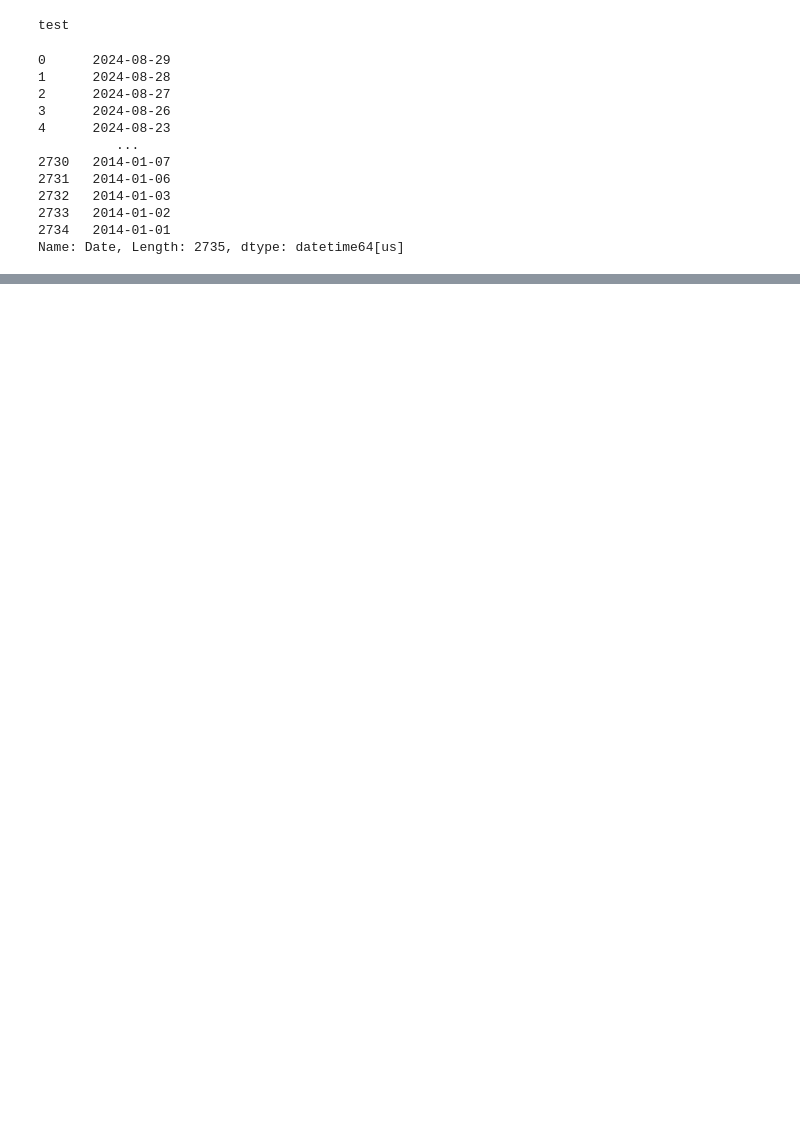
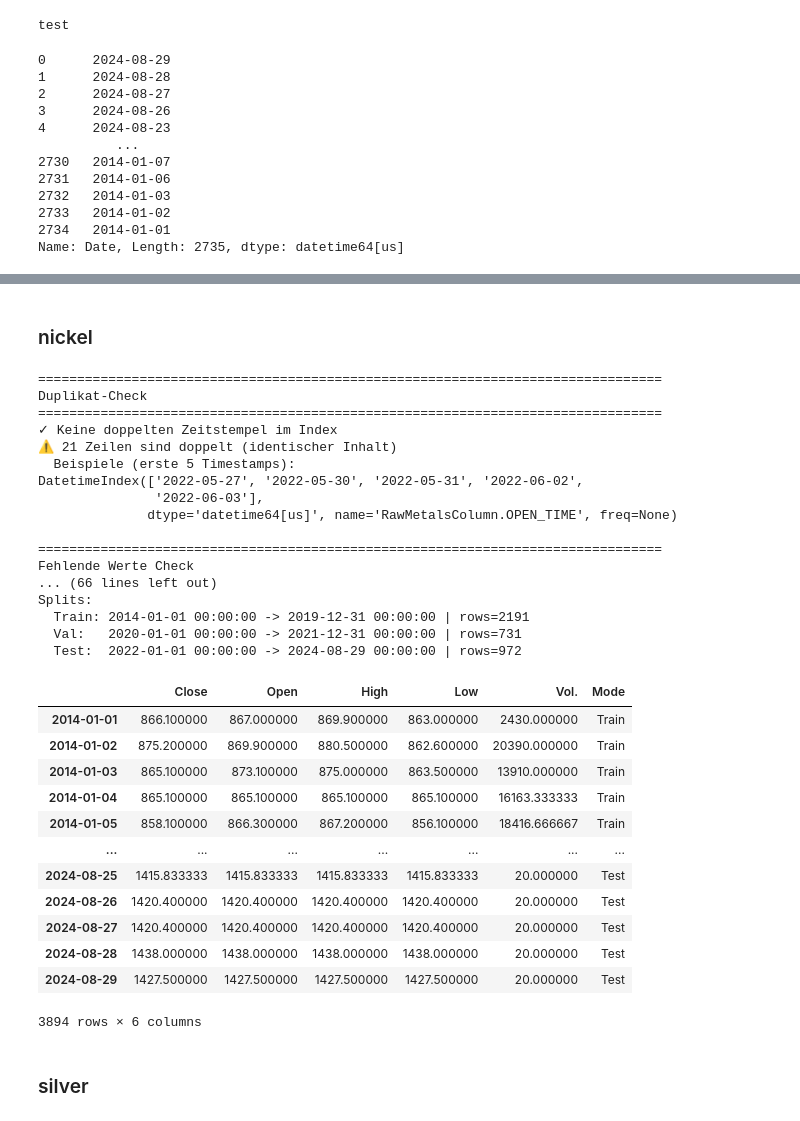
Before and after one commit to maxistrauss/aluminium-price-forecasting, a Jupyter notebook: Notebooks/01.1_data_cleaning_new_metals.ipynb, the cells around one changed output, grey strips where cells are left out. Drawn from its saved outputs; the diff is of its cells as text; code cells hidden in the pictures; blank space fills up the shorter version.

```diff
--- a/Notebooks/01.1_data_cleaning_new_metals.ipynb
+++ b/Notebooks/01.1_data_cleaning_new_metals.ipynb
@@ -77,0 +190,51 @@ Splits:
+# %% [markdown]
+### nickel
+# %%
+nickel_df_cleaned = run_data_pipeline(
+    read_raw_metals_data("nickel"),
+    timestamp_column=RawMetalsColumn.OPEN_TIME,
+    data_freq="D",
+    split_train_end="2019-12-31",
+    split_val_end="2021-12-31",
+    zero_value_ignore_cols=[RawMetalsColumn.PCT_CHANGE],
+    zero_as_nan_cols=[
+        RawMetalsColumn.VOLUME,
+        RawMetalsColumn.OPEN,
+        RawMetalsColumn.HIGH,
+        RawMetalsColumn.LOW,
+    ],
+).rename(columns={RawMetalsColumn.PRICE: "Close"}).drop(columns=[RawMetalsColumn.PCT_CHANGE])
+nickel_df_cleaned
+# %% [output]
+================================================================================
+Duplikat-Check
+================================================================================
+✓ Keine doppelten Zeitstempel im Index
+⚠ 21 Zeilen sind doppelt (identischer Inhalt)
+  Beispiele (erste 5 Timestamps):
+DatetimeIndex(['2022-05-27', '2022-05-30', '2022-05-31', '2022-06-02',
+               '2022-06-03'],
+              dtype='datetime64[us]', name='RawMetalsColumn.OPEN_TIME', freq=None)
+
+================================================================================
+Fehlende Werte Check
+... (66 lines left out)
+Splits:
+  Train: 2014-01-01 00:00:00 -> 2019-12-31 00:00:00 | rows=2191
+  Val:   2020-01-01 00:00:00 -> 2021-12-31 00:00:00 | rows=731
+  Test:  2022-01-01 00:00:00 -> 2024-08-29 00:00:00 | rows=972
+|  | Close | Open | High | Low | Vol. | Mode |
+| 2014-01-01 | 866.100000 | 867.000000 | 869.900000 | 863.000000 | 2430.000000 | Train |
+| 2014-01-02 | 875.200000 | 869.900000 | 880.500000 | 862.600000 | 20390.000000 | Train |
+| 2014-01-03 | 865.100000 | 873.100000 | 875.000000 | 863.500000 | 13910.000000 | Train |
+| 2014-01-04 | 865.100000 | 865.100000 | 865.100000 | 865.100000 | 16163.333333 | Train |
+| 2014-01-05 | 858.100000 | 866.300000 | 867.200000 | 856.100000 | 18416.666667 | Train |
+| ... | ... | ... | ... | ... | ... | ... |
+| 2024-08-25 | 1415.833333 | 1415.833333 | 1415.833333 | 1415.833333 | 20.000000 | Test |
+| 2024-08-26 | 1420.400000 | 1420.400000 | 1420.400000 | 1420.400000 | 20.000000 | Test |
+| 2024-08-27 | 1420.400000 | 1420.400000 | 1420.400000 | 1420.400000 | 20.000000 | Test |
+| 2024-08-28 | 1438.000000 | 1438.000000 | 1438.000000 | 1438.000000 | 20.000000 | Test |
+| 2024-08-29 | 1427.500000 | 1427.500000 | 1427.500000 | 1427.500000 | 20.000000 | Test |
+3894 rows × 6 columns
+# %% [markdown]
+### silver
```
Also changed, not shown: parts of 19 cells of this notebook, 3 other files.
